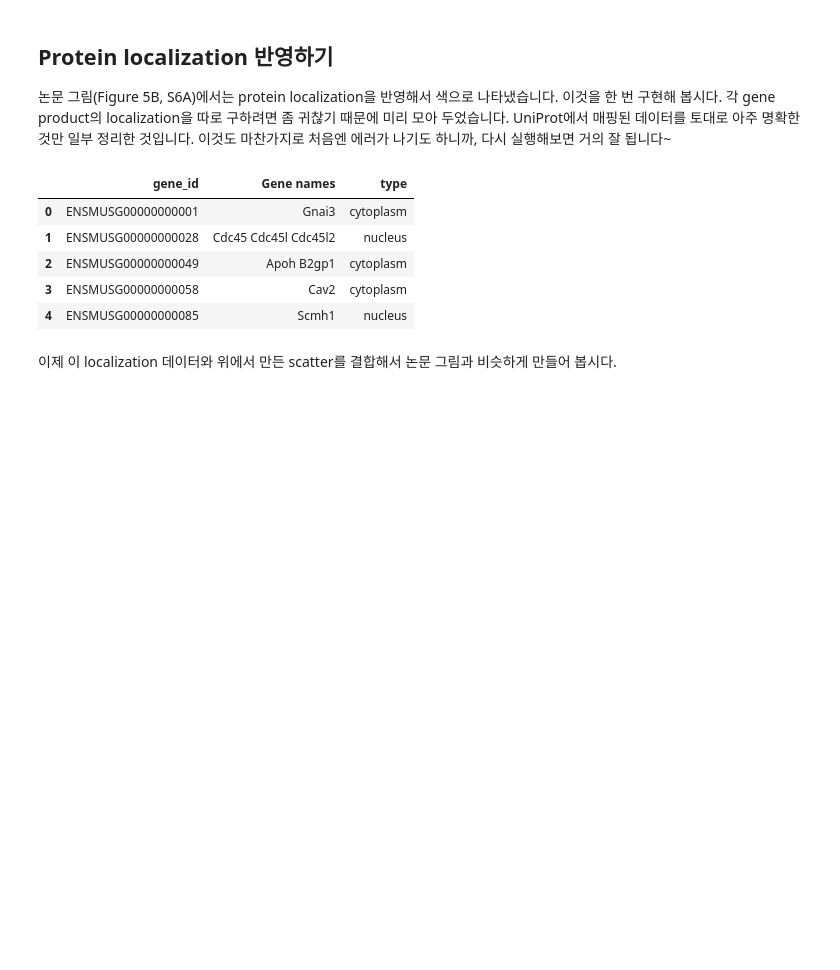
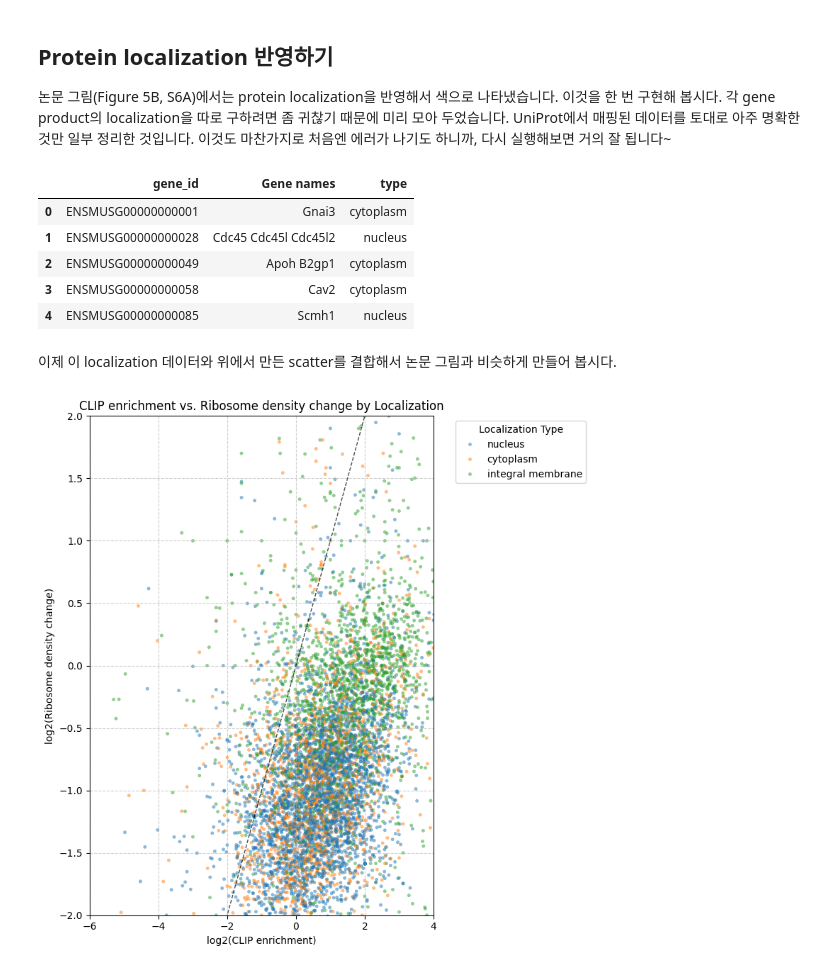
Before and after one commit to chaehyeonkim-lab/bioinformatics1, a Jupyter notebook: Guided Mission 1주차 실습용 노트북 (4월 30일 오후 9시까지 push)-1.ipynb, the cells around one changed output. Saved outputs shown, nothing was run; the diff lists cells and outputs as text; code cells hidden in the pictures; blank space fills up the shorter version.

```diff
--- a/Guided Mission 1주차 실습용 노트북 (4월 30일 오후 9시까지 push)-1.ipynb
+++ b/Guided Mission 1주차 실습용 노트북 (4월 30일 오후 9시까지 push)-1.ipynb
@@ -341,0 +392,77 @@ mouselocal.head()
+# %%
+from matplotlib import pyplot as plt
+import numpy as np
+import pandas as pd
+import seaborn as sns
+
+# Prepare data for plotting, filtering out NaN and inf
+plot_df = cnts.replace([np.inf, -np.inf], np.nan).dropna(
+    subset=['clip_enrichment', 'rden_change']
+).copy()
+
+plot_df = plot_df[
+    (plot_df['clip_enrichment'] > 0) & (plot_df['rden_change'] > 0)
+]
+
+# Merge with localization data
+# mouselocal gene_id format is 'ENSMUSG000000xxxxxx'
+# cnts index is also 'ENSMUSG000000xxxxxx.Y'
+# Need to clean up gene_id in mouselocal or index in cnts for merging
+
+# Let's clean the index of plot_df to match mouselocal's gene_id format
+plot_df['gene_id'] = plot_df.index.str.split('.').str[0]
+
+# Perform the merge
+merged_df = pd.merge(plot_df, mouselocal, on='gene_id', how='left')
+
+# Calculate log2 values after merge
+x_data = np.log2(merged_df['clip_enrichment'])
+y_data = np.log2(merged_df['rden_change'])
+
+# Filter out NaN/inf values from log-transformed data again, just in case
+mask = np.isfinite(x_data) & np.isfinite(y_data)
+x_data = x_data[mask]
+y_data = y_data[mask]
+merged_df_filtered = merged_df[mask].copy()
+
+# Define a palette for different localization types if needed, or use default seaborn palette
+# localization_types = merged_df_filtered['type'].unique()
+# palette = sns.color_palette('tab10', n_colors=len(localization_types))
+# type_colors = {loc_type: color for loc_type, color in zip(localization_types, palette)}
+
+fig, ax = plt.subplots(1, 1, figsize=(8, 8))
+
+# Use seaborn's scatterplot for easier coloring by category
+sns.scatterplot(
+    x=x_data,
+    y=y_data,
+    hue=merged_df_filtered['type'], # Color by localization type
+    s=10,
+    alpha=0.5,
+    edgecolor=None, # Remove edge colors for cleaner look
+    ax=ax,
+    rasterized=True
+)
+
+ax.set_xlabel('log2(CLIP enrichment)')
+ax.set_ylabel('log2(Ribosome density change)')
+ax.set_title('CLIP enrichment vs. Ribosome density change by Localization')
+
+# Set axis limits as before
+ax.set_xlim(-6, 4)
+ax.set_ylim(-2, 2)
+
+# Add a diagonal line for reference (y=x)
+min_val_plot = min(ax.get_xlim()[0], ax.get_ylim()[0])
+max_val_plot = max(ax.get_xlim()[1], ax.get_ylim()[1])
+ax.plot([min_val_plot, max_val_plot], [min_val_plot, max_val_plot], 'k--', alpha=0.7, linewidth=1)
+
+ax.grid(True, linestyle='--', alpha=0.6)
+
+# Add legend outside the plot area for clarity
+ax.legend(title='Localization Type', bbox_to_anchor=(1.05, 1), loc='upper left')
+
+plt.tight_layout() # Adjust layout to prevent labels/legend from overlapping
+plt.show()
+# %% [output]
+[figure, added]
```
Also changed, not shown: parts of 3 cells of this notebook.
